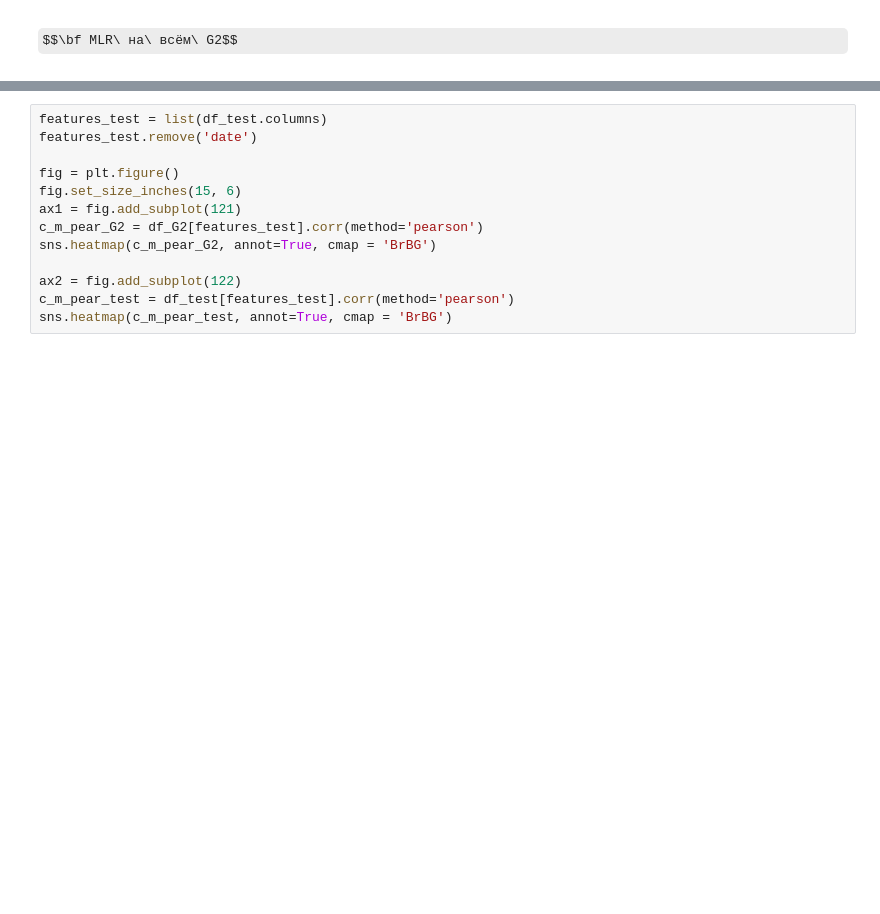
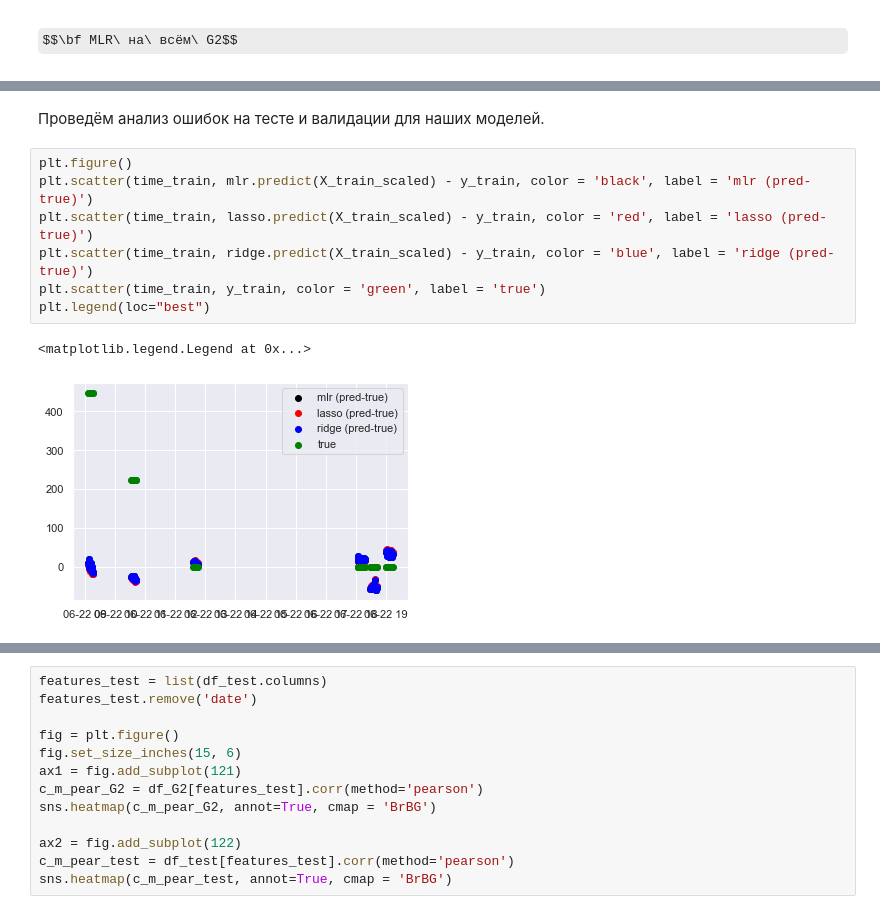
Before and after one commit to KozminArtem/ann-s, a Jupyter notebook: CityAirTest/MLR.ipynb, the cells around one changed output, grey strips where cells are left out. Cells and saved outputs as stored; diff of their text form; some formulas as TeX source; blank space fills up the shorter version.

```diff
--- a/CityAirTest/MLR.ipynb
+++ b/CityAirTest/MLR.ipynb
@@ -227,0 +266,12 @@ plt.legend(loc="best")
+# %% [markdown]
+Проведём анализ ошибок на тесте и валидации для наших моделей.
+# %%
+plt.figure()
+plt.scatter(time_train, mlr.predict(X_train_scaled) - y_train, color = 'black', label = 'mlr (pred-true)')
+plt.scatter(time_train, lasso.predict(X_train_scaled) - y_train, color = 'red', label = 'lasso (pred-true)')
+plt.scatter(time_train, ridge.predict(X_train_scaled) - y_train, color = 'blue', label = 'ridge (pred-true)')
+plt.scatter(time_train, y_train, color = 'green', label = 'true')
+plt.legend(loc="best")
+# %% [output]
+<matplotlib.legend.Legend at 0x...>
+[figure, added]
```
Also changed, not shown: parts of 16 cells of this notebook, 6 other files.
